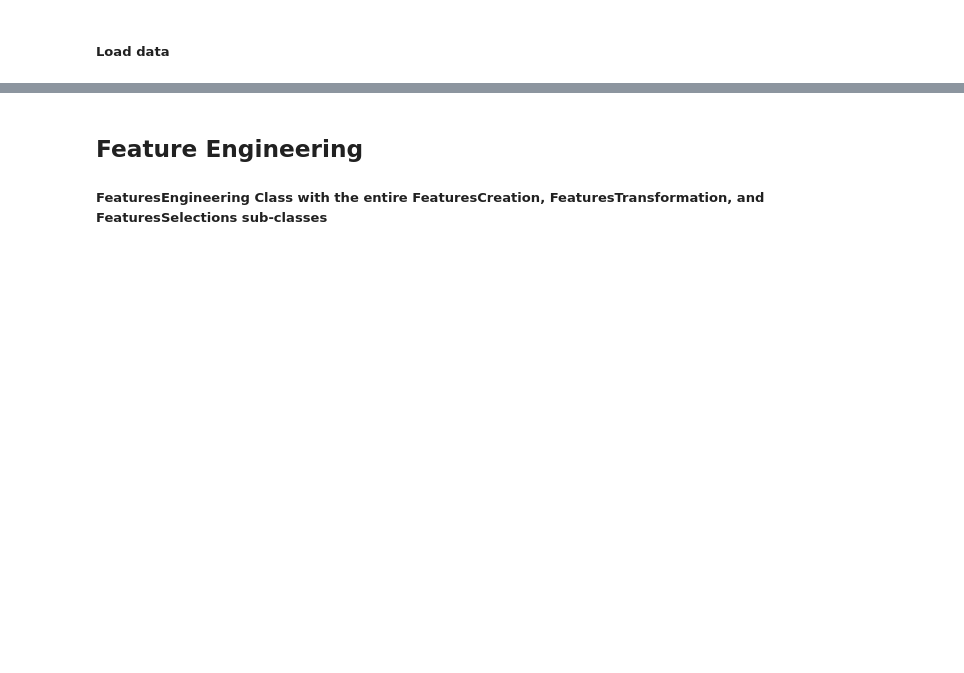
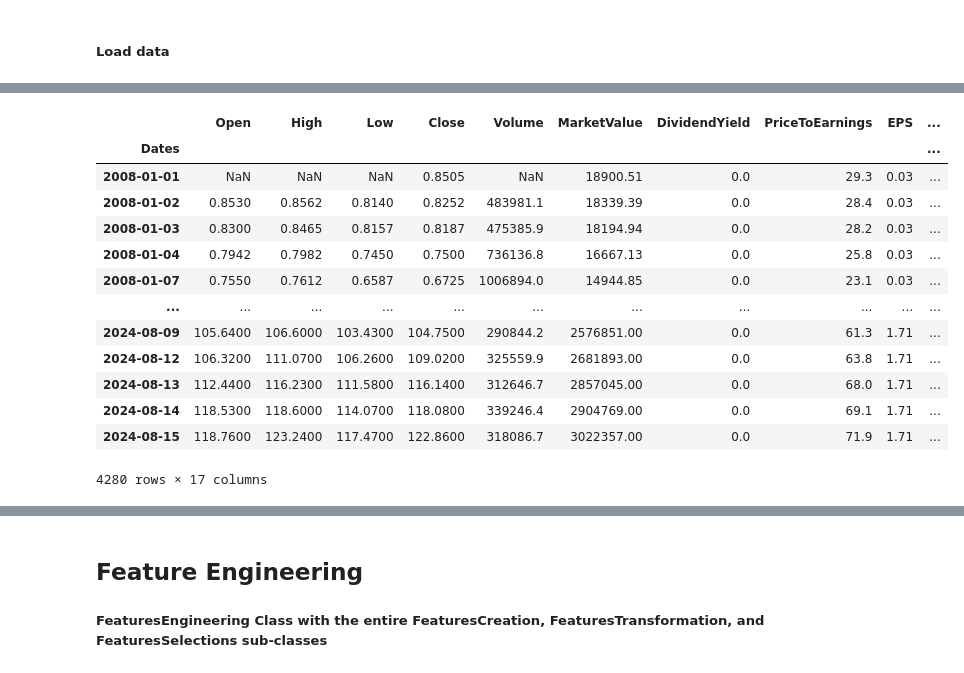
Before and after one commit to calebfowowe/BlendingEnsemble, a Jupyter notebook: BlendingEnsemble.ipynb, the cells around one changed output, grey strips where cells are left out. Drawn from its saved outputs; the diff is of its cells as text; code cells hidden in the pictures; blank space fills up the shorter version.

```diff
--- a/BlendingEnsemble.ipynb
+++ b/BlendingEnsemble.ipynb
@@ -76,0 +58,18 @@ Dates
+# %%
+#Check for missing points and values within the combined dataset
+ldata.checkNullData(df)#within the ldata object, call the checkNullData method, with the df as input parameter
+# %% [output]
+|  | Open | High | Low | Close | Volume | MarketValue | DividendYield | PriceToEarnings | EPS | ... |
+| Dates |  |  |  |  |  |  |  |  |  | ... |
+| 2008-01-01 | NaN | NaN | NaN | 0.8505 | NaN | 18900.51 | 0.0 | 29.3 | 0.03 | ... |
+| 2008-01-02 | 0.8530 | 0.8562 | 0.8140 | 0.8252 | 483981.1 | 18339.39 | 0.0 | 28.4 | 0.03 | ... |
+| 2008-01-03 | 0.8300 | 0.8465 | 0.8157 | 0.8187 | 475385.9 | 18194.94 | 0.0 | 28.2 | 0.03 | ... |
+| 2008-01-04 | 0.7942 | 0.7982 | 0.7450 | 0.7500 | 736136.8 | 16667.13 | 0.0 | 25.8 | 0.03 | ... |
+| 2008-01-07 | 0.7550 | 0.7612 | 0.6587 | 0.6725 | 1006894.0 | 14944.85 | 0.0 | 23.1 | 0.03 | ... |
+| ... | ... | ... | ... | ... | ... | ... | ... | ... | ... | ... |
+| 2024-08-09 | 105.6400 | 106.6000 | 103.4300 | 104.7500 | 290844.2 | 2576851.00 | 0.0 | 61.3 | 1.71 | ... |
+| 2024-08-12 | 106.3200 | 111.0700 | 106.2600 | 109.0200 | 325559.9 | 2681893.00 | 0.0 | 63.8 | 1.71 | ... |
+| 2024-08-13 | 112.4400 | 116.2300 | 111.5800 | 116.1400 | 312646.7 | 2857045.00 | 0.0 | 68.0 | 1.71 | ... |
+| 2024-08-14 | 118.5300 | 118.6000 | 114.0700 | 118.0800 | 339246.4 | 2904769.00 | 0.0 | 69.1 | 1.71 | ... |
+| 2024-08-15 | 118.7600 | 123.2400 | 117.4700 | 122.8600 | 318086.7 | 3022357.00 | 0.0 | 71.9 | 1.71 | ... |
+4280 rows × 17 columns
```
Also changed, not shown: parts of 27 cells of this notebook, 9 other files.
